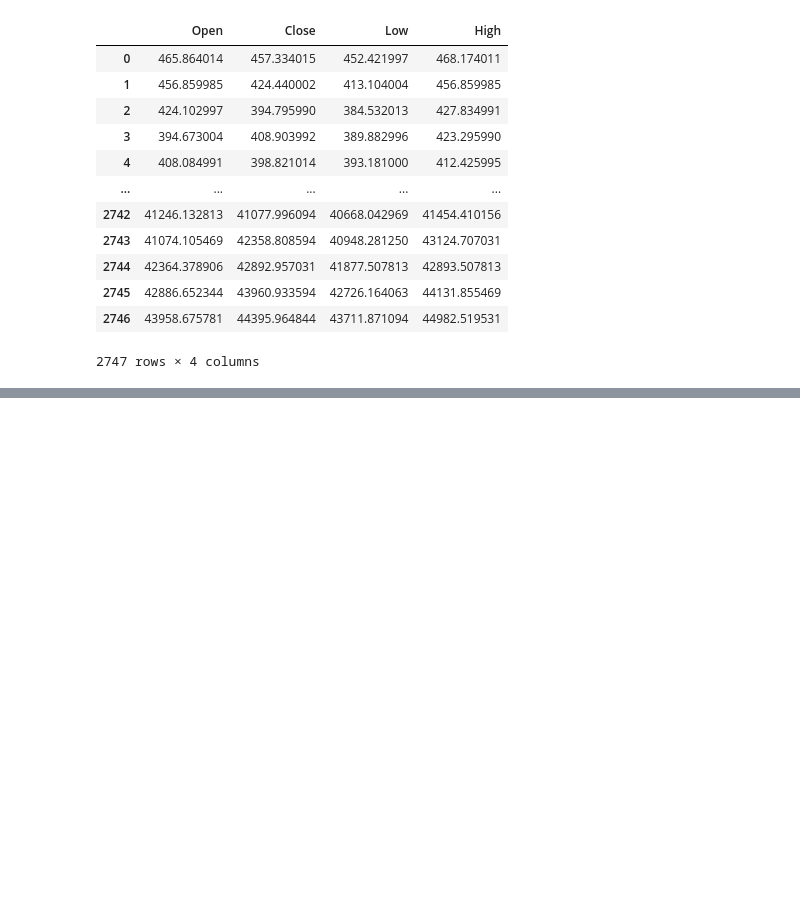
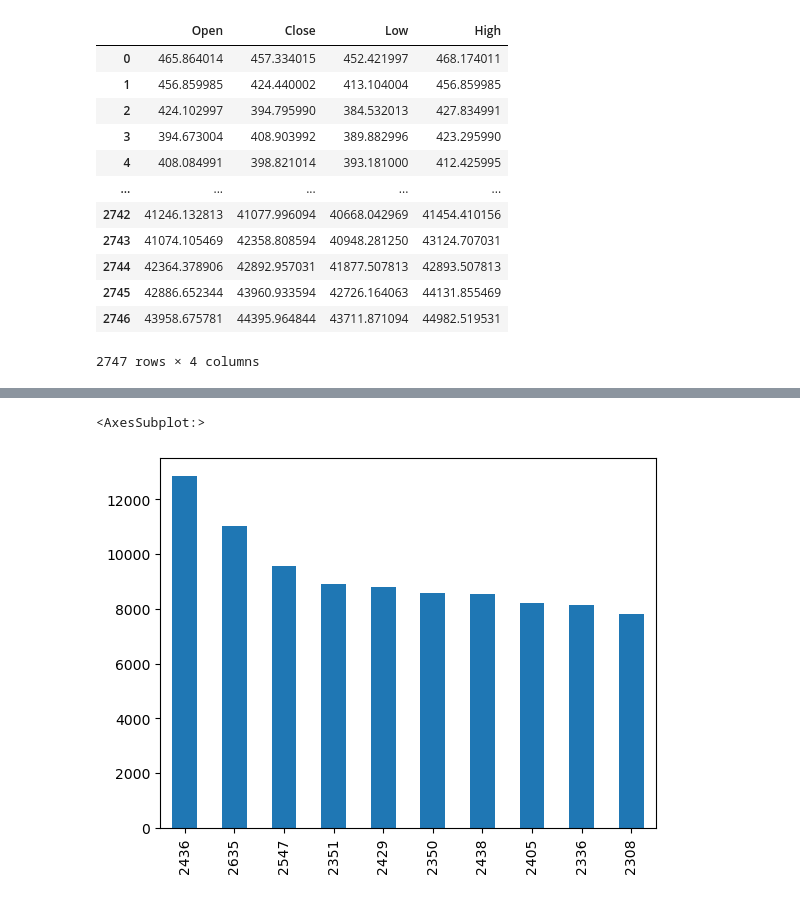
Before and after one commit to Sukant-cyber/data_science, a Jupyter notebook: 5_Modify_DF.ipynb, the cells around one changed output, grey strips where cells are left out. Saved outputs shown, nothing was run; the diff lists cells and outputs as text; code cells hidden in the pictures; blank space fills up the shorter version.

```diff
--- a/5_Modify_DF.ipynb
+++ b/5_Modify_DF.ipynb
@@ -40,0 +96,3 @@ btc[["Open","Close","Low","High"]]
+# %%
+btc.sort_index(ascending=False,inplace=True)
+btc
@@ -40,0 +236,5 @@ btc[["Open","Close","Low","High"]]
+# %%
+btc.Difference.sort_values(ascending=False).head(10).plot(kind="bar")
+# %% [output]
+<AxesSubplot:>
+[figure, added]
```
Also changed, not shown: parts of 73 cells of this notebook, 6 other files.
